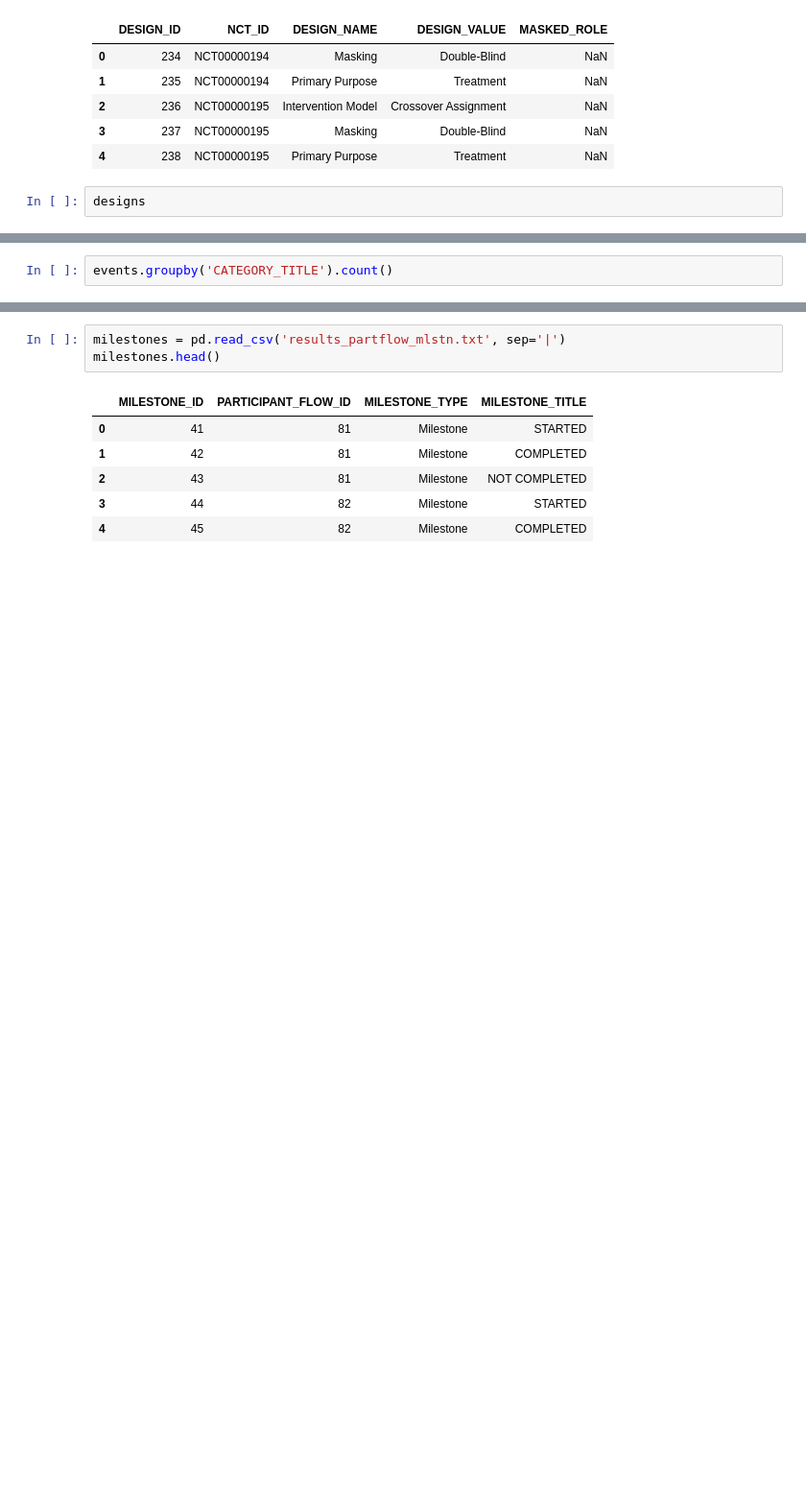
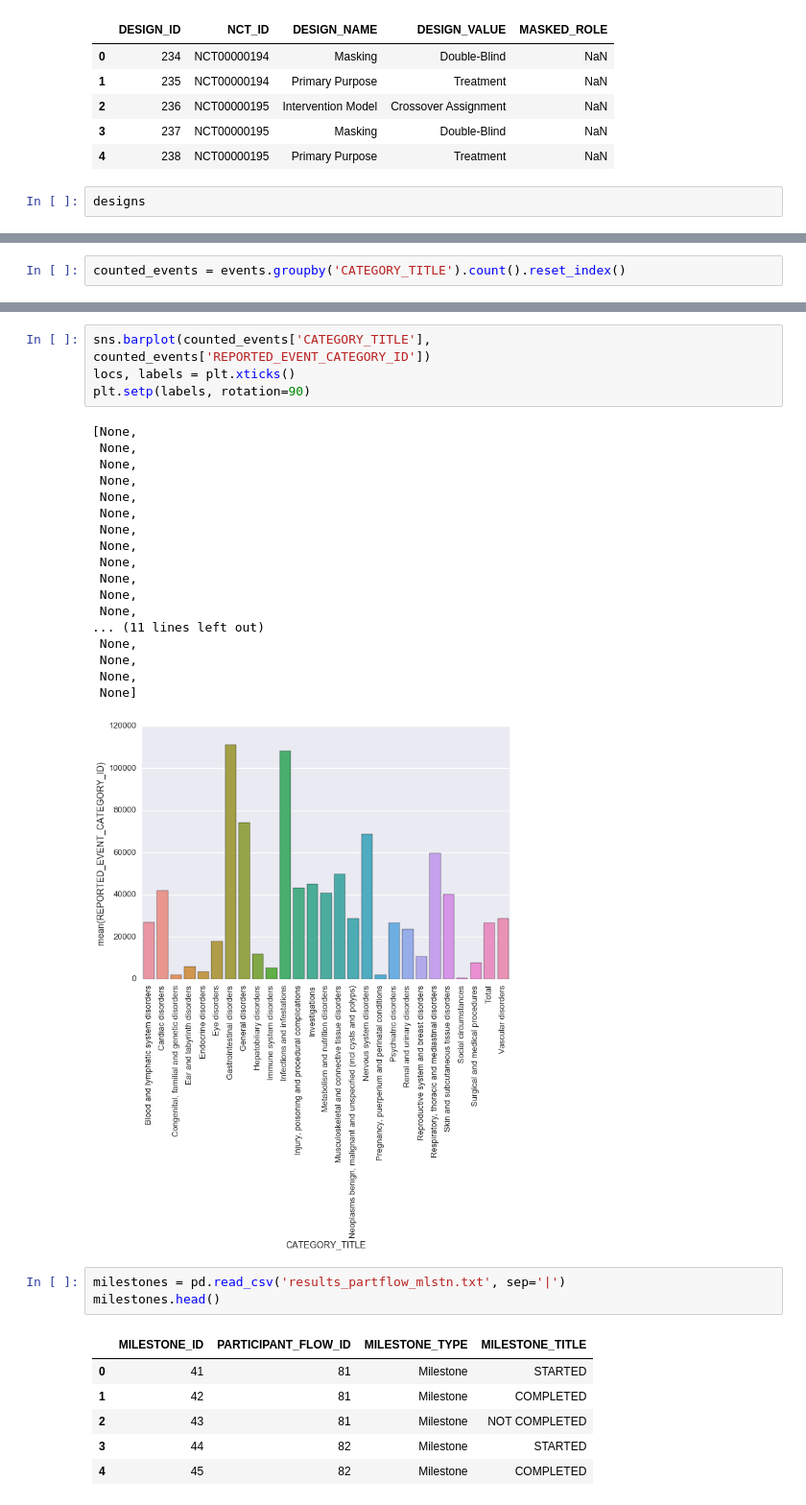
Before and after one commit to szeitlin/clinicaltrials, a Jupyter notebook: 07082016_initial_eda.ipynb, the cells around one changed output, grey strips where cells are left out. Shown at 96% size. Drawn from its saved outputs; the diff is of its cells as text; blank space fills up the shorter version.

```diff
--- a/07082016_initial_eda.ipynb
+++ b/07082016_initial_eda.ipynb
@@ -259,4 +259,4 @@ events.head()
 | 3 | 113 | 7 | Blood and lymphatic system disorders | Hematuria | NaN | ... |
 | 4 | 114 | 211 | Immune system disorders | Thrombocytopenia | NaN | ... |
 # %%
-events.groupby('CATEGORY_TITLE').count()
+counted_events = events.groupby('CATEGORY_TITLE').count().reset_index()
@@ -282,3 +272,26 @@ events.groupby('CATEGORY_TITLE').count()
+# %%
+sns.barplot(counted_events['CATEGORY_TITLE'], counted_events['REPORTED_EVENT_CATEGORY_ID'])
+locs, labels = plt.xticks()
+plt.setp(labels, rotation=90)
+# %% [output]
+[None,
+ None,
+ None,
+ None,
+ None,
+ None,
+ None,
+ None,
+ None,
+ None,
+ None,
+ None,
+... (11 lines left out)
+ None,
+ None,
+ None,
+ None]
+[figure, added]
 # %%
 milestones = pd.read_csv('results_partflow_mlstn.txt', sep='|')
 milestones.head()
```
Also changed, not shown: parts of 3 cells of this notebook.
